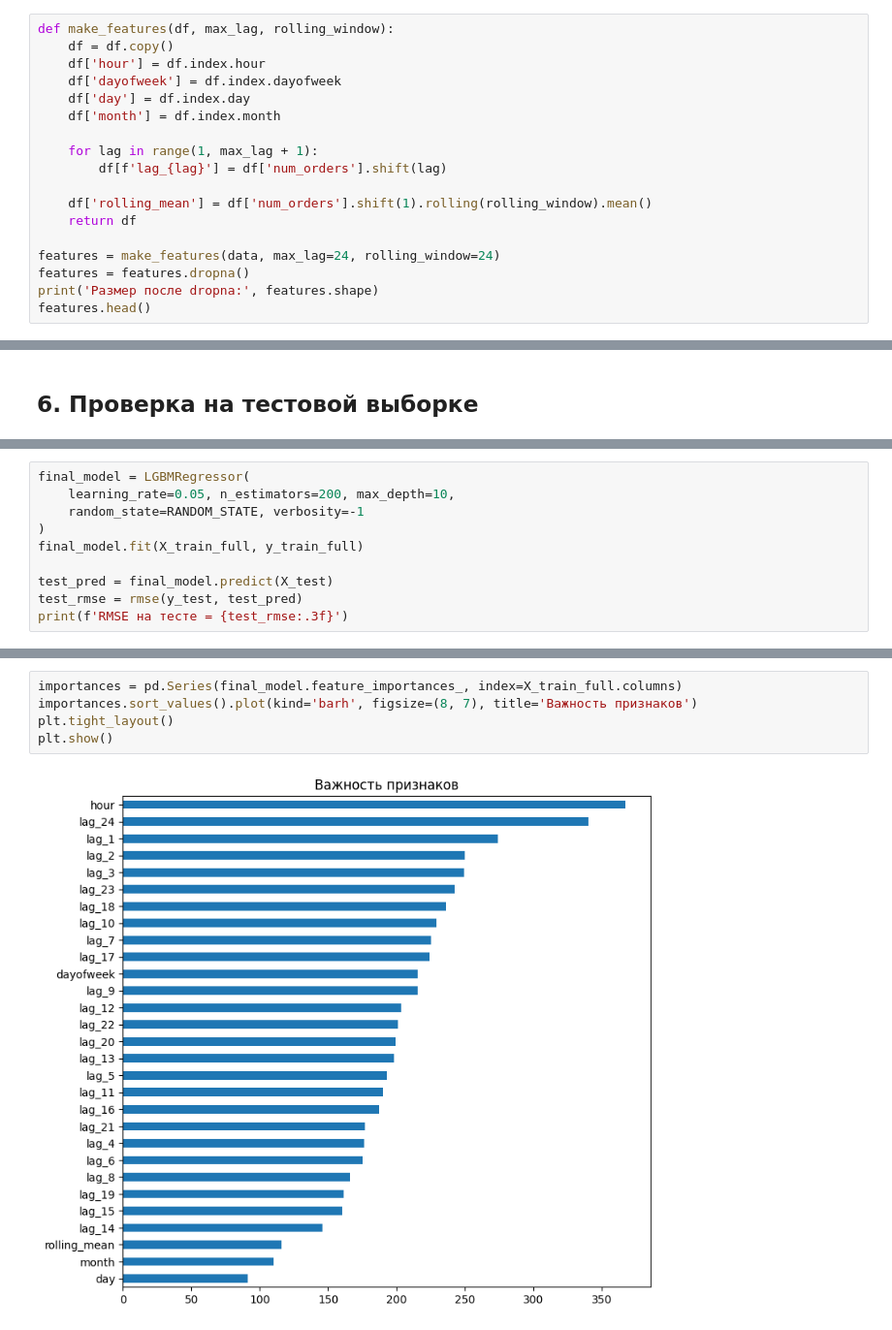
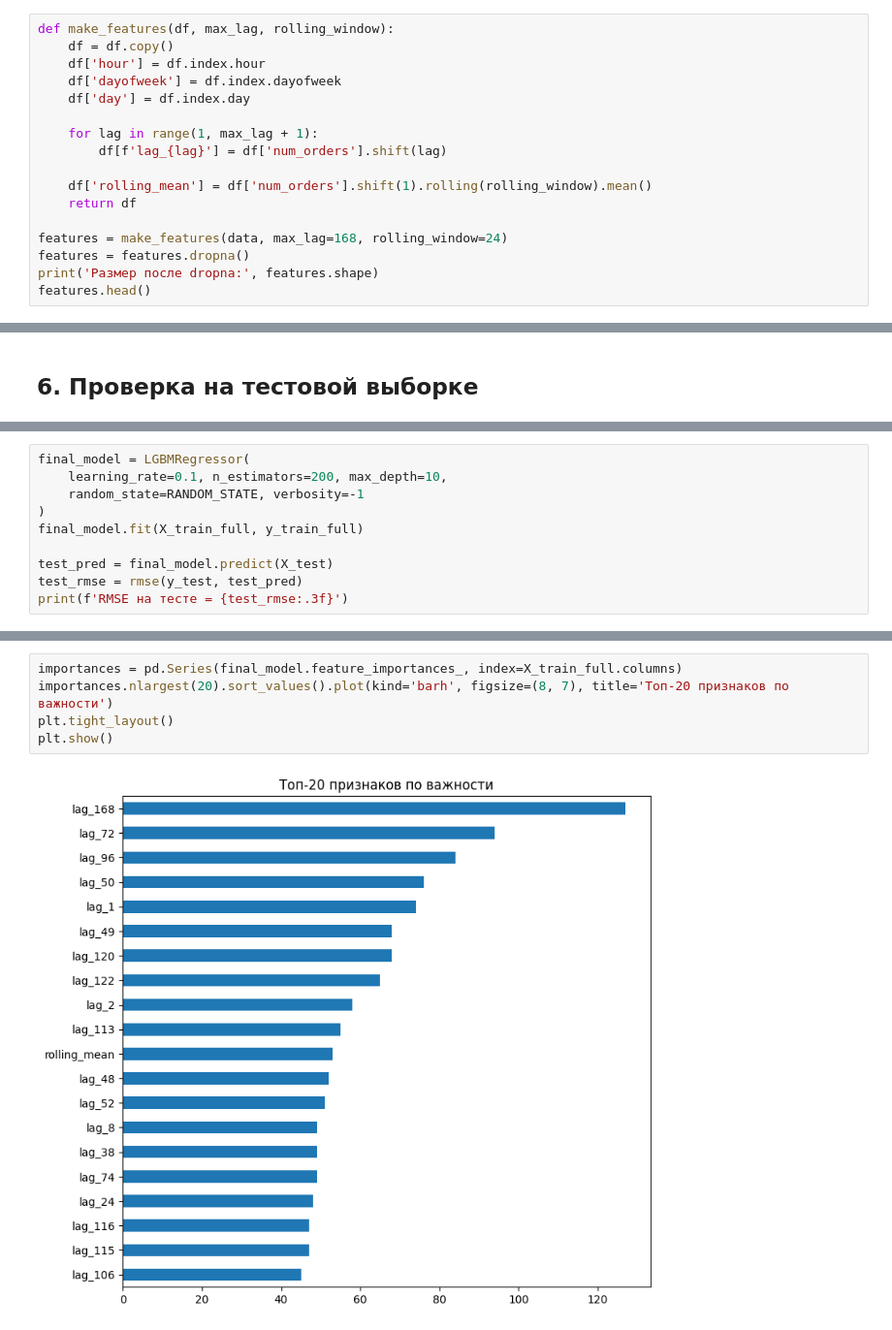
Before and after one commit to riubi/test-taxi-predict, a Jupyter notebook: taxi_forecast.ipynb, the cells around one changed output, grey strips where cells are left out. Shown at 97% size. Saved outputs shown, nothing was run; the diff lists cells and outputs as text.

```diff
--- a/taxi_forecast.ipynb
+++ b/taxi_forecast.ipynb
@@ -107,7 +127,6 @@ def make_features(df, max_lag, rolling_window):
     df['hour'] = df.index.hour
     df['dayofweek'] = df.index.dayofweek
     df['day'] = df.index.day
-    df['month'] = df.index.month
 
     for lag in range(1, max_lag + 1):
         df[f'lag_{lag}'] = df['num_orders'].shift(lag)
@@ -115,7 +134,7 @@ def make_features(df, max_lag, rolling_window):
     df['rolling_mean'] = df['num_orders'].shift(1).rolling(rolling_window).mean()
     return df
 
-features = make_features(data, max_lag=24, rolling_window=24)
+features = make_features(data, max_lag=168, rolling_window=24)
 features = features.dropna()
 print('Размер после dropna:', features.shape)
 features.head()
@@ -266,6 +291,6 @@ print('Лучшая модель по валидации:', best_name)
 # %%
 final_model = LGBMRegressor(
-    learning_rate=0.05, n_estimators=200, max_depth=10,
+    learning_rate=0.1, n_estimators=200, max_depth=10,
     random_state=RANDOM_STATE, verbosity=-1
 )
 final_model.fit(X_train_full, y_train_full)
@@ -289,7 +316,7 @@ plt.show()
 # %%
 importances = pd.Series(final_model.feature_importances_, index=X_train_full.columns)
-importances.sort_values().plot(kind='barh', figsize=(8, 7), title='Важность признаков')
+importances.nlargest(20).sort_values().plot(kind='barh', figsize=(8, 7), title='Топ-20 признаков по важности')
 plt.tight_layout()
 plt.show()
 # %% [output]
-[figure, old version]
+[figure, new version]
```
Also changed, not shown: parts of 22 cells of this notebook.
